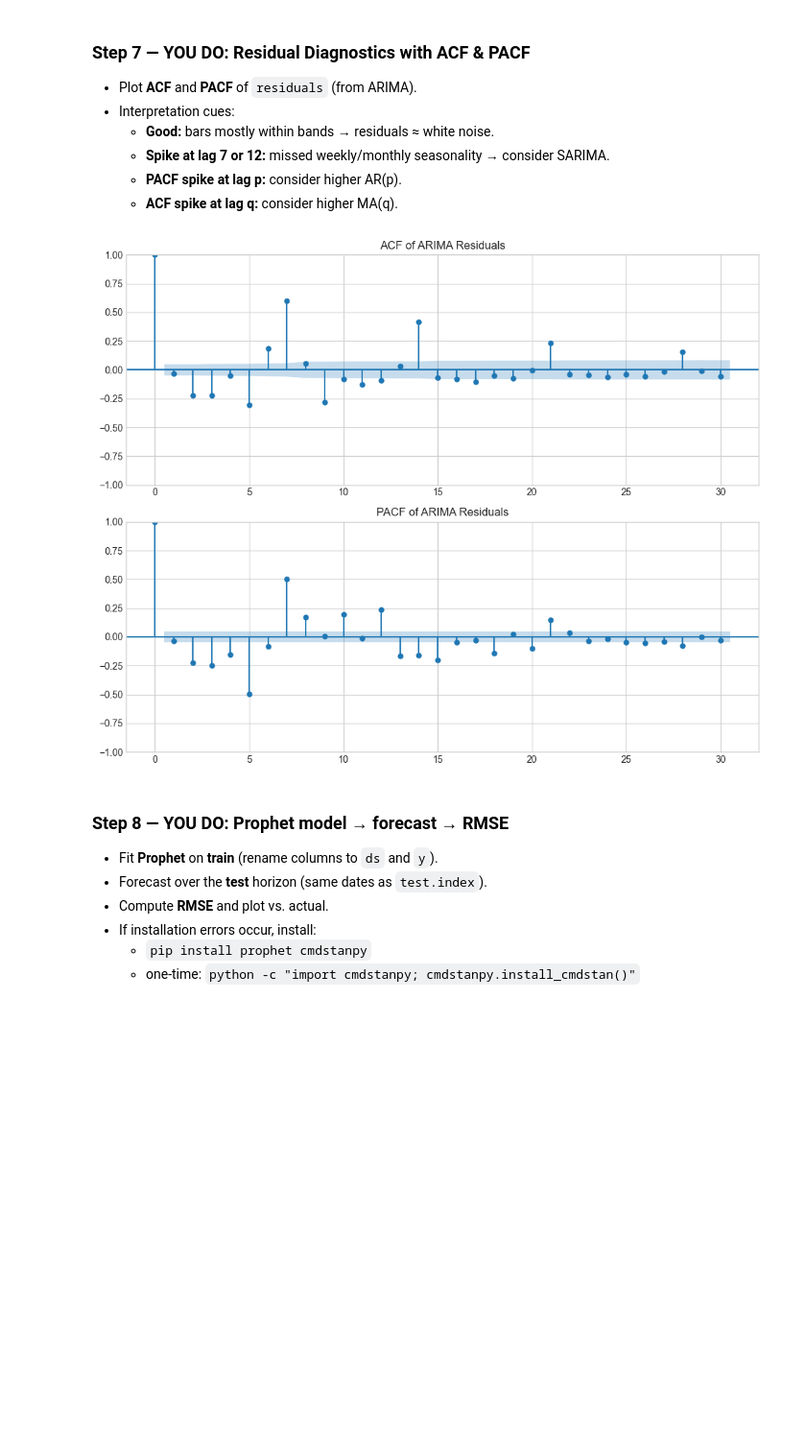
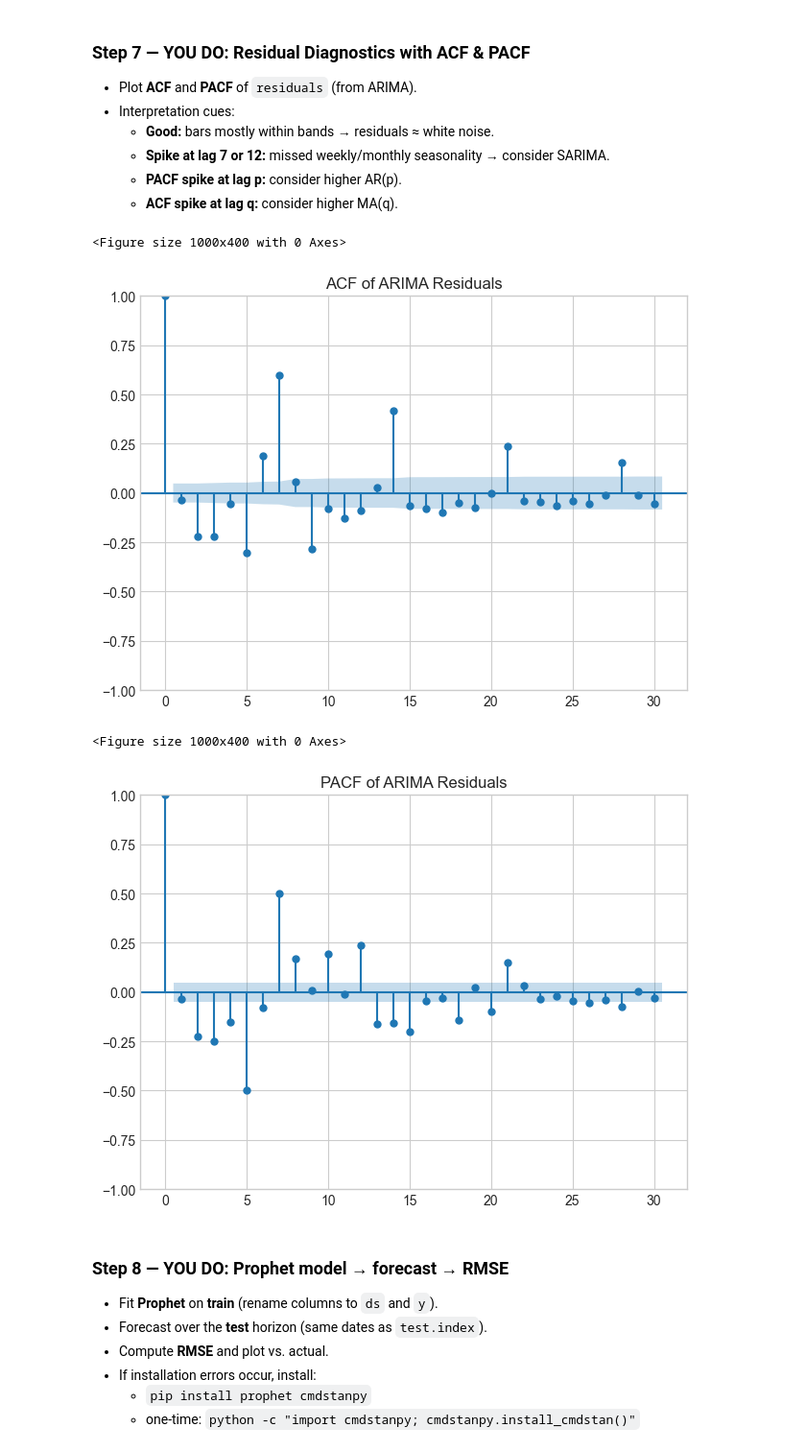
Before and after one commit to Commit-Thomas/DA2025_Lectures, a Jupyter notebook: Mod6/CodeAssignments/Mod6L20_CodeAssignment_STUDENT.ipynb, the cells around one changed output. Shown: that part at 96% size. Cells and saved outputs as stored; diff of their text form; code cells hidden in the pictures; blank space fills up the shorter version.

```diff
--- a/Mod6/CodeAssignments/Mod6L20_CodeAssignment_STUDENT.ipynb
+++ b/Mod6/CodeAssignments/Mod6L20_CodeAssignment_STUDENT.ipynb
@@ -182,20 +182,24 @@ ARIMA(1,1,1) RMSE: 68,187.920
   - **PACF spike at lag p:** consider higher AR(p).
   - **ACF spike at lag q:** consider higher MA(q).
 # %%
-# STEP 7 — Residual Diagnostics YOU DO
-
-fig, ax = plt.subplots(2, 1, figsize=(10,8))
-
-plot_acf(residuals, lags=30, ax=ax[0])
-ax[0].set_title("ACF of ARIMA Residuals")
-
-plot_pacf(residuals, lags=30, ax=ax[1], method="ywm")
-ax[1].set_title("PACF of ARIMA Residuals")
-
+# ACF plot (separate figure)
+plt.figure(figsize=(10,4))
+plot_acf(residuals, lags=30)
+plt.title("ACF of ARIMA Residuals")
 plt.tight_layout()
 plt.show()
+
+# PACF plot (separate figure)
+plt.figure(figsize=(10,4))
+plot_pacf(residuals, lags=30, method="ywm")
+plt.title("PACF of ARIMA Residuals")
+plt.tight_layout()
+plt.show()
 # %% [output]
+<Figure size 1000x400 with 0 Axes>
-[figure, old version]
+[figure, new version]
+<Figure size 1000x400 with 0 Axes>
+[figure, added]
 # %% [markdown]
 ### Step 8 — YOU DO: Prophet model → forecast → RMSE
 - Fit **Prophet** on **train** (rename columns to `ds` and `y`).
```
Also changed, not shown: parts of 5 cells of this notebook.
